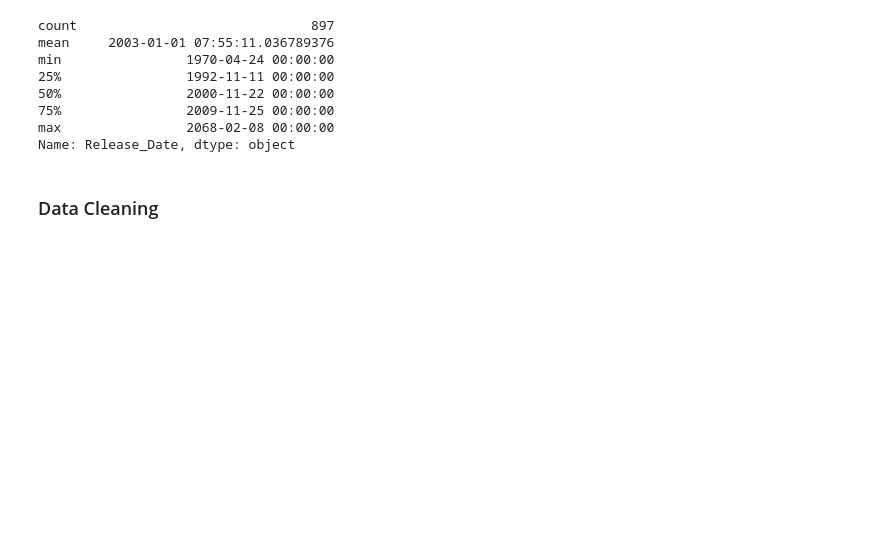
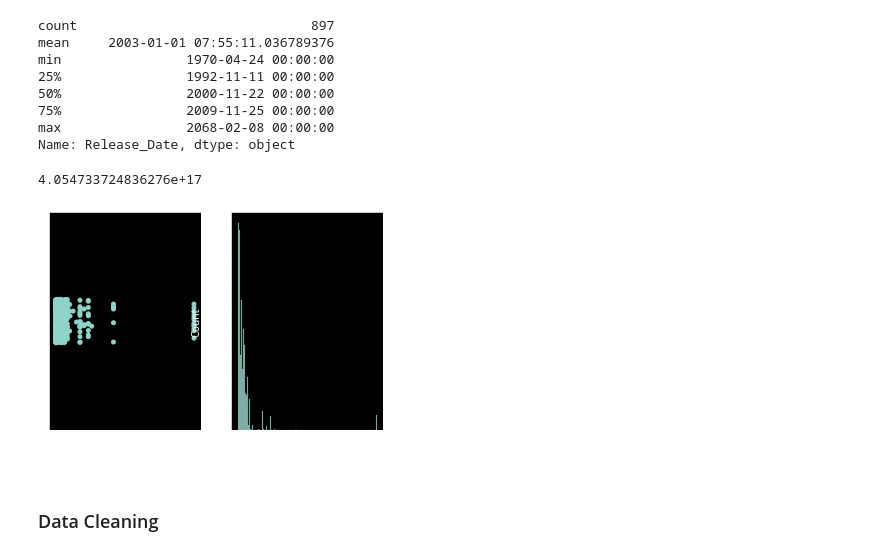
Before and after one commit to yosefahab/Movie-Prediction-Classification, a Jupyter notebook: prediction.ipynb, the cells around one changed output. Cells and saved outputs as stored; diff of their text form; code cells hidden in the pictures; blank space fills up the shorter version.

```diff
--- a/prediction.ipynb
+++ b/prediction.ipynb
@@ -19,20 +38,26 @@ pd.set_option("display.float_format", "{:,.0f}".format)
 # %% [markdown]
 ### Data Loading
 # %%
-directors = pd.read_csv("Training_data/Prediction_data/movie-director.csv", header=0, names=["Movie_Title", "Director"])
-actors = pd.read_csv(
-    "Training_data/Prediction_data/movie-voice-actors.csv", header=0, names=["Character", "Actor", "Movie_Title"]
-)
-revenues = pd.read_csv(
-    "Training_data/Prediction_data/movies-revenue.csv",
-    header=0,
-    names=["Movie_Title", "Release_Date", "Genre", "MPAA_Rating", "Revenue"],
-)
-revenues.Revenue = pd.to_numeric(revenues.Revenue.str.replace(r"\D", "", regex=True))
-revenues.Release_Date = pd.to_datetime(revenues.Release_Date, format="%d-%b-%y")
+def load_data(train):
+    directory = "Training_data/" if train == True else "Testing_data/"
+    directors = pd.read_csv(directory + "Prediction_data/movie-director.csv", header=0, names=["Movie_Title", "Director"])
+    actors = pd.read_csv(
+        directory + "Prediction_data/movie-voice-actors.csv", header=0, names=["Character", "Actor", "Movie_Title"]
+    )
+    revenues = pd.read_csv(
+        directory + "Prediction_data/movies-revenue.csv",
+        header=0,
+        names=["Movie_Title", "Release_Date", "Genre", "MPAA_Rating", "Revenue"],
+    )
 
-original_data = pd.merge(directors, pd.merge(actors, revenues, on="Movie_Title", how="outer"), on="Movie_Title", how="outer")
-original_data
+    revenues.Revenue = pd.to_numeric(revenues.Revenue.str.replace(r"\D", "", regex=True))
+    revenues.Release_Date = pd.to_datetime(revenues.Release_Date, format="%d-%b-%y")
+
+    return pd.merge(directors, pd.merge(actors, revenues, on="Movie_Title", how="outer"), on="Movie_Title", how="outer")
+
+
+original_data = load_data(True)
+original_data.head()
 # %% [output]
 |  | Movie_Title | Director | Character | Actor | Release_Date | Genre | MPAA_Rating | Revenue |
 | 0 | Snow White and the Seven Dwarfs | David Hand | Bashful | Scotty Mattraw | 2037-12-21 | Musical | G | 5,228,953,251 |
@@ -112,6 +130,15 @@ min                1970-04-24 00:00:00
 75%                2009-11-25 00:00:00
 max                2068-02-08 00:00:00
 Name: Release_Date, dtype: object
+# %%
+_, ax = plt.subplots(1, 2)
+sb.stripplot(x=original_data.Revenue, ax=ax[0])
+sb.histplot(x=original_data.Revenue, ax=ax[1])
+# HUGE variance!
+original_data.Revenue.var()
+# %% [output]
+4.054733724836276e+17
+[figure, added]
 # %% [markdown]
 ### Data Cleaning
 # %%
```
Also changed, not shown: parts of 50 cells of this notebook.
